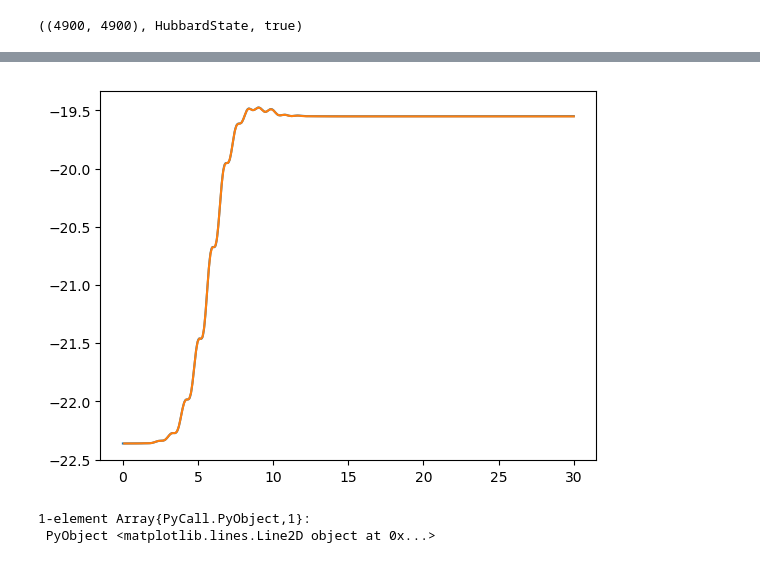
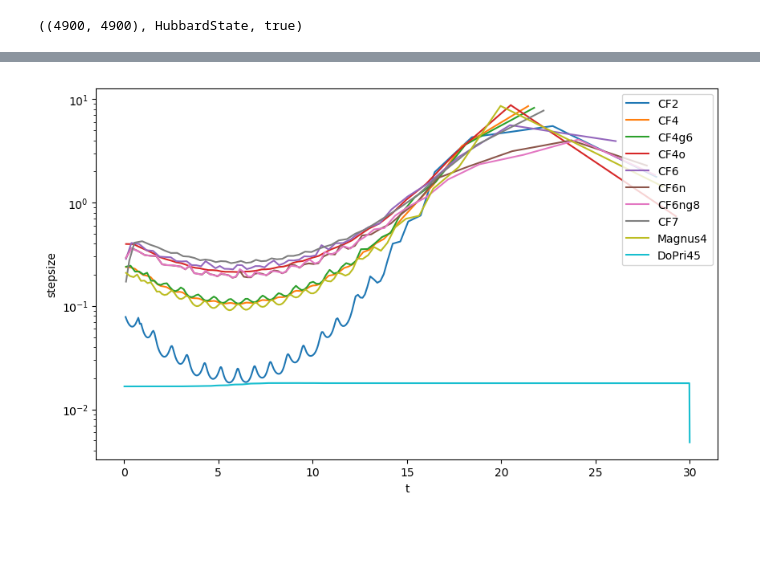
Before and after one commit to HaraldHofstaetter/TimeDependentLinearODESystems.jl, a Jupyter notebook: examples/HubbardTest.ipynb, the cells around one changed output, grey strips where cells are left out. Drawn from its saved outputs; the diff is of its cells as text; code cells hidden in the pictures; blank space fills up the shorter version.

```diff
--- a/examples/HubbardTest.ipynb
+++ b/examples/HubbardTest.ipynb
@@ -113,7 +114,7 @@ size(H), typeof(H)
 # %% [output]
 ((4900, 4900), Hubbard)
 # %%
-H0 = H(0, matrix_times_minus_i=false);
+H0 = H(0);
 # %%
 size(H0), typeof(H0), ishermitian(H0)
 # %% [output]
@@ -129,0 +130,20 @@ energy(H0, g)
+# %%
+schemes = [
+    ("CF2",    CF2(symmetrized_defect=true, trapezoidal_rule=true)),
+    ("CF4",    CF4(symmetrized_defect=true, trapezoidal_rule=true)),
+    ("CF4g6",  CF4g6(symmetrized_defect=true, trapezoidal_rule=true)),
+    ("CF4o",   CF4o(symmetrized_defect=true, trapezoidal_rule=true)),
+    ("CF6",    CF6(symmetrized_defect=true, trapezoidal_rule=true)),
+    ("CF6n",   CF6n(symmetrized_defect=true, trapezoidal_rule=true)),
+    ("CF6ng8", CF6ng8(symmetrized_defect=true, trapezoidal_rule=true)),
+    ("CF7",    CF7(adjoint_based=true)),
+    ("Magnus4", Magnus4(symmetrized_defect=true, trapezoidal_rule=true)),
+    #("MagnusStrang4", MagnusStrang4(symmetrized_defect=true)),
+    ("DoPri45", DoPri45),
+];
+# %%
+psi0=g .+ 0.0im
+for t in AdaptiveTimeStepper(H,psi0,0,5,.1,1e-7;
+                 scheme=CF6,
+                 higher_order=true, expmv_tol=1e-8)
+end
@@ -129,0 +157,9 @@ energy(H0, g)
+# %%
+for (name,scheme) in schemes
+    println(name)
+    local_orders_est(H,  psi0, 0, 1.0;
+    scheme=scheme,
+    reference_scheme=CF8, reference_steps=10, rows=6,
+    expmv_tol=1e-12, expmv_m=30);
+    println()
+end
@@ -203,7 +237,13 @@ plot(tt_cf,dd_cf, "o-")
-# %%
-plot(tt_dopri,EE_dopri)
-plot(tt_cf,EE_cf)
-# %% [output]
-[figure, removed]
-1-element Array{PyCall.PyObject,1}:
- PyObject <matplotlib.lines.Line2D object at 0x...>
+# %%
+figure(figsize=[10,6])
+k=0
+for (name, scheme) in schemes
+    k+=1
+    semilogy(tt[k][1:end-1],(tt[k][2:end]-tt[k][1:end-1]), label=name)
+end
+legend(loc="upper right")
+xlabel("t")
+ylabel("stepsize")
+;
+# %% [output]
+[figure, added]
```
Also changed, not shown: parts of 13 cells of this notebook.
